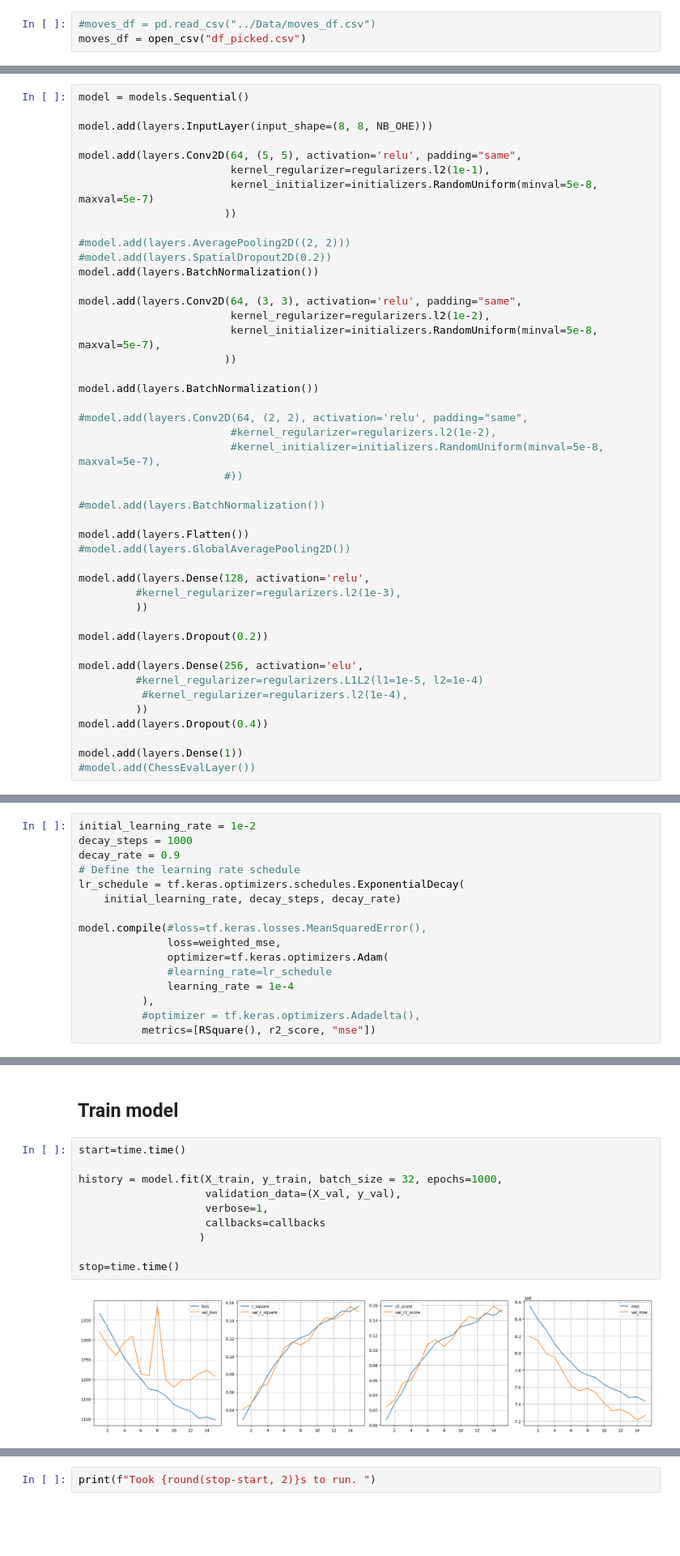
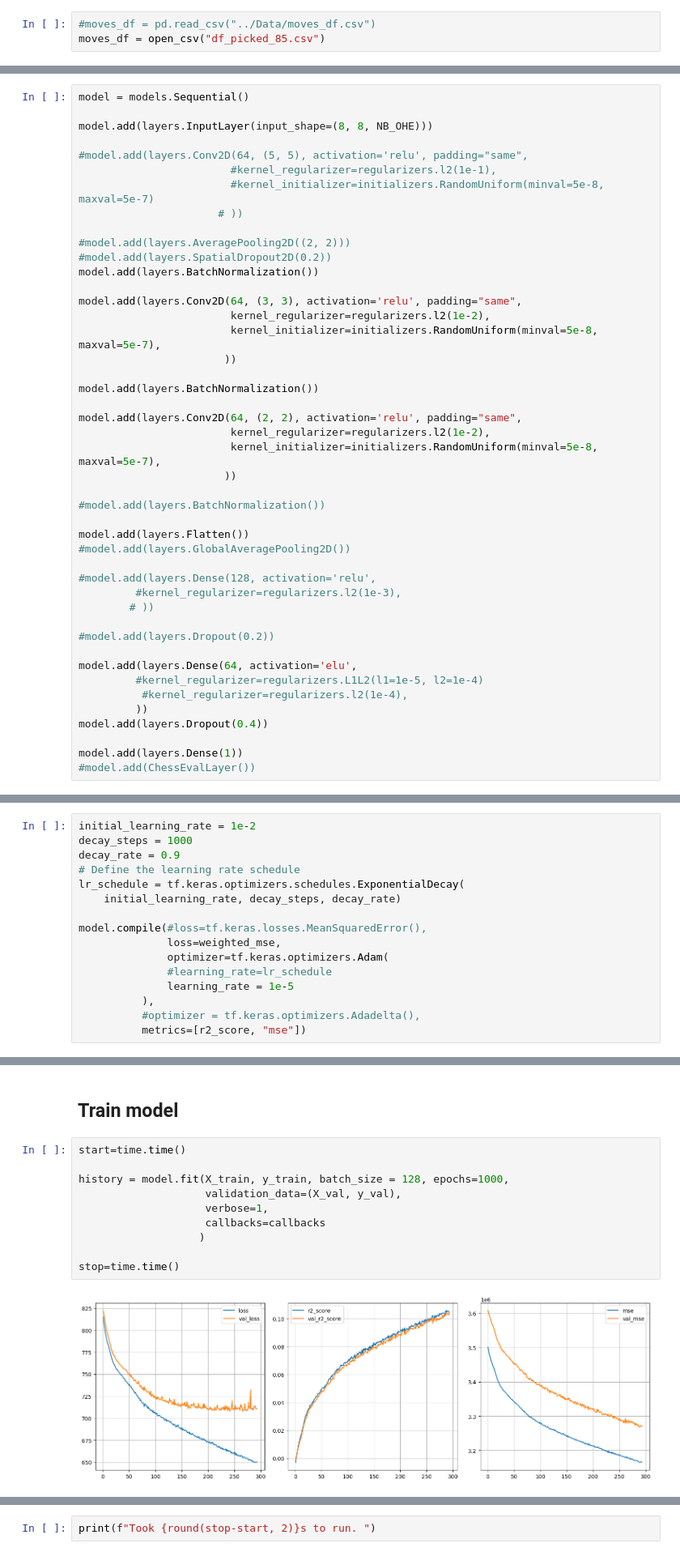
Before and after one commit to Tristan-Amadei/chess-moveAnalysis, a Jupyter notebook: Code/CNN/CNN.ipynb, the cells around one changed output, grey strips where cells are left out. Shown at 81% size. Cells and saved outputs as stored; diff of their text form; blank space fills up the shorter version.

```diff
--- a/Code/CNN/CNN.ipynb
+++ b/Code/CNN/CNN.ipynb
@@ -30,7 +30,7 @@ import chess
 %run S3.ipynb
 # %%
 #moves_df = pd.read_csv("../Data/moves_df.csv")
-moves_df = open_csv("df_picked.csv")
+moves_df = open_csv("df_picked_85.csv")
 # %%
 moves_df
 # %% [output]
@@ -219,10 +226,10 @@ model = models.Sequential()
 
 model.add(layers.InputLayer(input_shape=(8, 8, NB_OHE)))
 
-model.add(layers.Conv2D(64, (5, 5), activation='relu', padding="same",
-                        kernel_regularizer=regularizers.l2(1e-1),
-                        kernel_initializer=initializers.RandomUniform(minval=5e-8, maxval=5e-7)
-                       ))
+#model.add(layers.Conv2D(64, (5, 5), activation='relu', padding="same",
+                        #kernel_regularizer=regularizers.l2(1e-1),
+                        #kernel_initializer=initializers.RandomUniform(minval=5e-8, maxval=5e-7)
+                      # ))
 
 #model.add(layers.AveragePooling2D((2, 2)))
 #model.add(layers.SpatialDropout2D(0.2))
@@ -235,23 +242,23 @@ model.add(layers.Conv2D(64, (3, 3), activation='relu', padding="same",
 
 model.add(layers.BatchNormalization())
 
-#model.add(layers.Conv2D(64, (2, 2), activation='relu', padding="same",
-                        #kernel_regularizer=regularizers.l2(1e-2),
-                        #kernel_initializer=initializers.RandomUniform(minval=5e-8, maxval=5e-7),
-                       #))
+model.add(layers.Conv2D(64, (2, 2), activation='relu', padding="same",
+                        kernel_regularizer=regularizers.l2(1e-2),
+                        kernel_initializer=initializers.RandomUniform(minval=5e-8, maxval=5e-7),
+                       ))
 
 #model.add(layers.BatchNormalization())
 
 model.add(layers.Flatten())
 #model.add(layers.GlobalAveragePooling2D())
 
-model.add(layers.Dense(128, activation='relu',
+#model.add(layers.Dense(128, activation='relu',
          #kernel_regularizer=regularizers.l2(1e-3),
-         ))
+        # ))
 
-model.add(layers.Dropout(0.2))
+#model.add(layers.Dropout(0.2))
 
-model.add(layers.Dense(256, activation='elu',
+model.add(layers.Dense(64, activation='elu',
          #kernel_regularizer=regularizers.L1L2(l1=1e-5, l2=1e-4)
           #kernel_regularizer=regularizers.l2(1e-4),
          ))
@@ -293,10 +298,10 @@ model.compile(#loss=tf.keras.losses.MeanSquaredError(),
               loss=weighted_mse,
               optimizer=tf.keras.optimizers.Adam(
               #learning_rate=lr_schedule
-              learning_rate = 1e-4
+              learning_rate = 1e-5
           ),
           #optimizer = tf.keras.optimizers.Adadelta(),
-          metrics=[RSquare(), r2_score, "mse"])
+          metrics=[r2_score, "mse"])
 # %%
 %run PlotEpochs.ipynb
 # %%
@@ -319,12 +324,12 @@ callbacks = [
 # %%
 start=time.time()
 
-history = model.fit(X_train, y_train, batch_size = 32, epochs=1000,
+history = model.fit(X_train, y_train, batch_size = 128, epochs=1000,
                     validation_data=(X_val, y_val),
                     verbose=1,
                     callbacks=callbacks
                    )
 
 stop=time.time()
 # %% [output]
-[figure, old version]
+[figure, new version]
```
Also changed, not shown: parts of 9 cells of this notebook.
